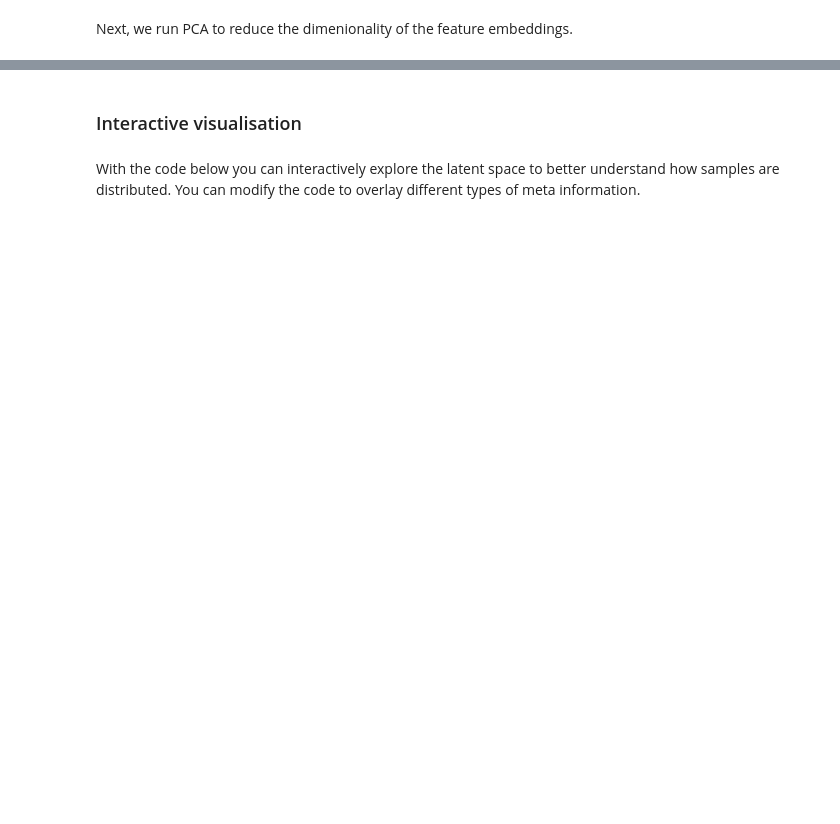
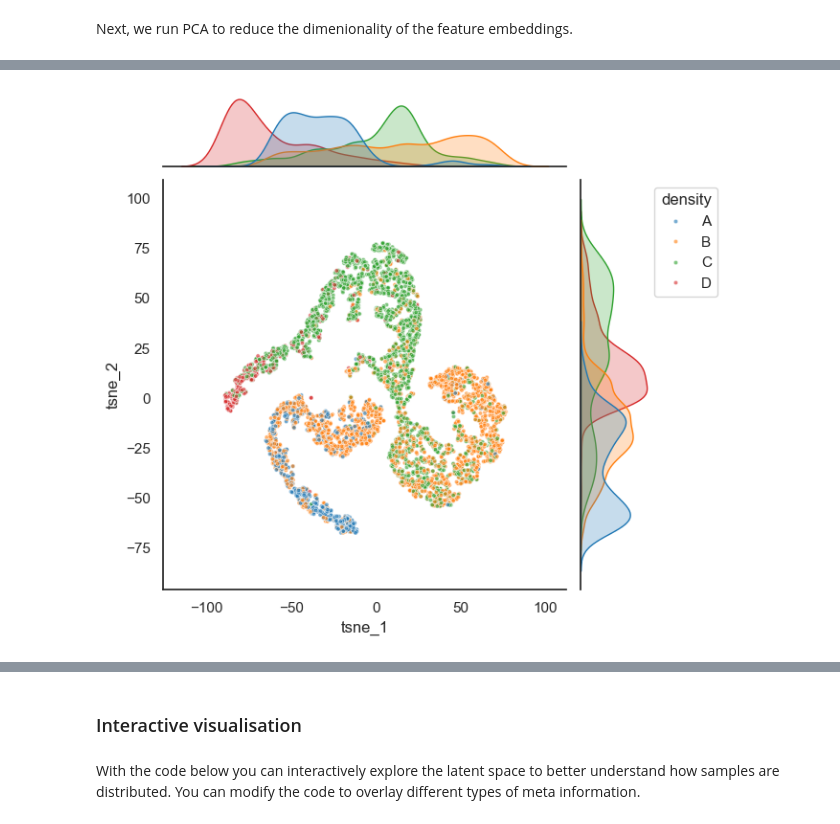
Before and after one commit to Deepthi1301/mli-coursework-2026, a Jupyter notebook: coursework.ipynb, the cells around one changed output, grey strips where cells are left out. Drawn from its saved outputs; the diff is of its cells as text; code cells hidden in the pictures; blank space fills up the shorter version.

```diff
--- a/coursework.ipynb
+++ b/coursework.ipynb
@@ -899,6 +969,6 @@ df['pca_2'] = embeddings_pca[:,1]
 df['pca_3'] = embeddings_pca[:,2]
 df['pca_4'] = embeddings_pca[:,3]
 # %%
-embeddings_tsne = TSNE(n_components=2, init='random', learning_rate='auto').fit_transform(embeddings_pca)
+embeddings_tsne = TSNE(n_components=2, init='random', learning_rate='auto', perplexity=30, random_state=10).fit_transform(embeddings_pca)
 
 print(embeddings_tsne.shape)
@@ -909,0 +990,16 @@ df.head() # showing the first five entries in the dataframe
+# %%
+from sklearn.manifold import Isomap
+
+# ISOMAP dimensionality reduction
+isomap = Isomap(
+    n_components=2,
+    n_neighbors=10,
+    metric='euclidean'
+)
+
+embeddings_isomap = isomap.fit_transform(embeddings_pca[:, :4])
+
+print(f"Isomap embeddings shape: {embeddings_isomap.shape}")
+
+df['isomap_1'] = embeddings_isomap[:, 0]
+df['isomap_2'] = embeddings_isomap[:, 1]
@@ -937,0 +1038,6 @@ plot_joint(df, 'density', x, y, color_palette)
+# %%
+x='tsne_1'
+y='tsne_2'
+plot_joint(df, 'density', x, y, color_palette)
+# %% [output]
+[figure, added]
```
Also changed, not shown: parts of 23 cells of this notebook, 1 other file.
